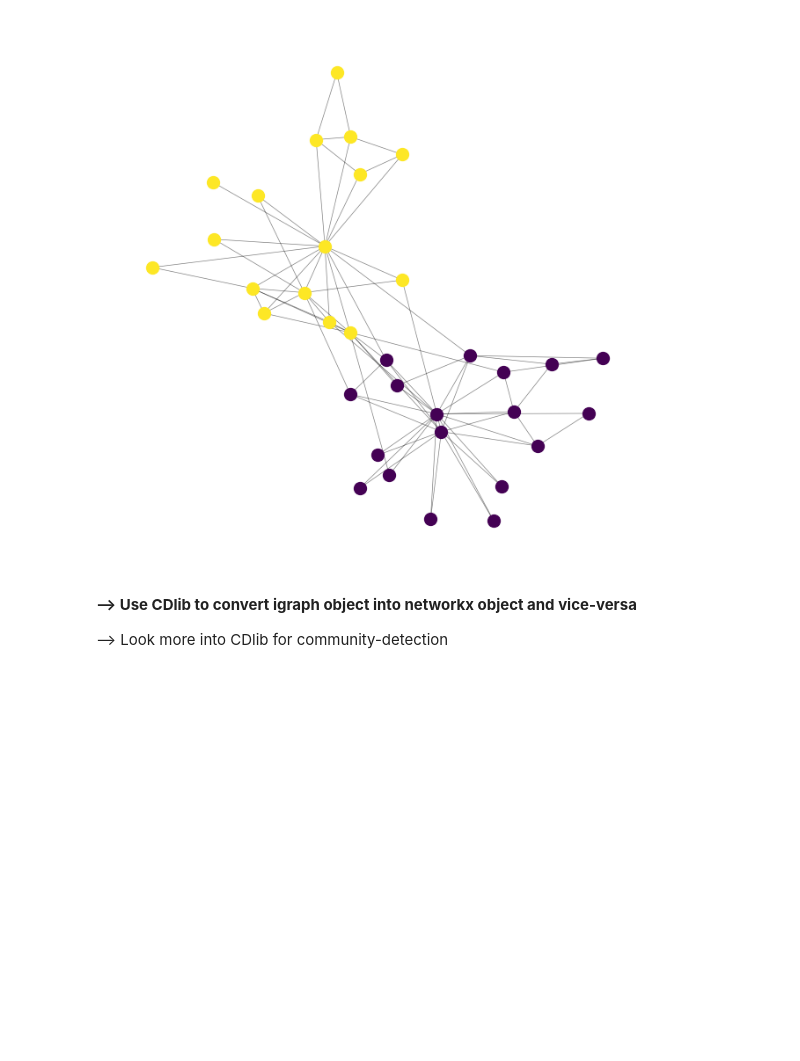
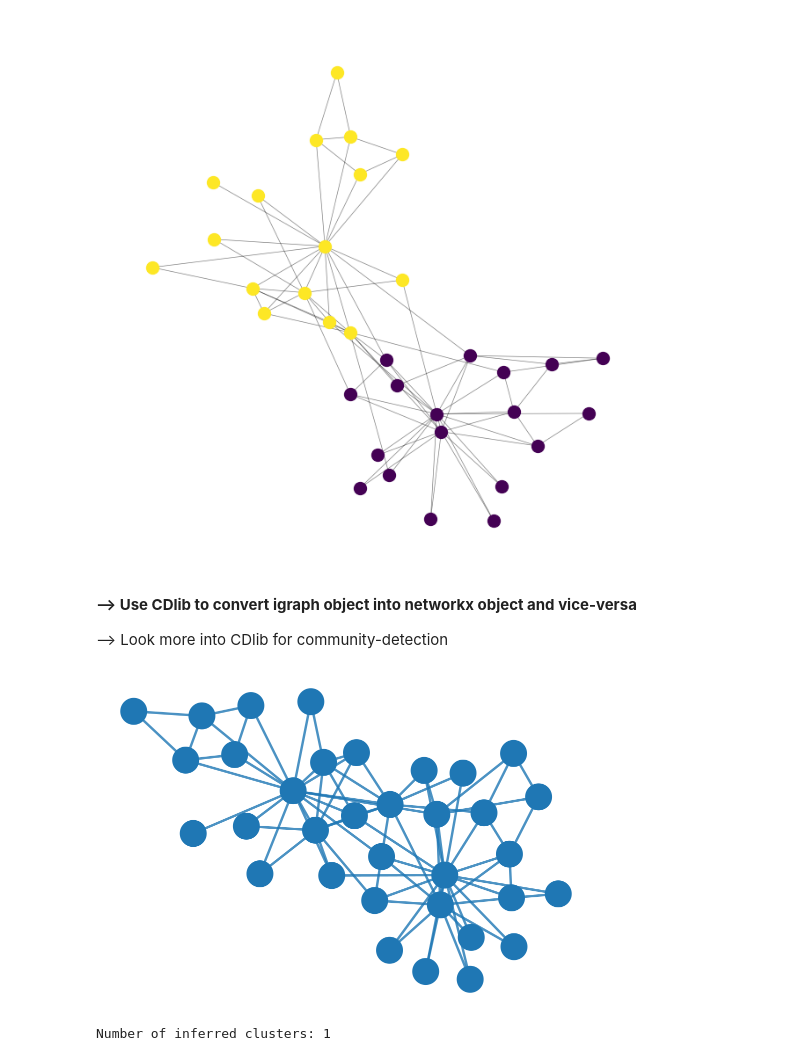
Before and after one commit to salyaa/semester_project, a Jupyter notebook: tests.ipynb, the cells around one changed output. Saved outputs shown, nothing was run; the diff lists cells and outputs as text; code cells hidden in the pictures; blank space fills up the shorter version.

Commit message:
Graph generation + Bayesian Inf done

```diff
--- a/tests.ipynb
+++ b/tests.ipynb
@@ -38,0 +42,7 @@ clusters_spec = spectral(G, 2)
+# %%
+#G = gt.random_graph(100, lambda: 0.5, directed=False)
+G = gt.collection.data["karate"]
+state, clusters = bayesianInf(G)
+# %% [output]
+[figure, added]
+Number of inferred clusters: 1
```
Also changed, not shown: parts of 2 cells of this notebook, 3 other files.
